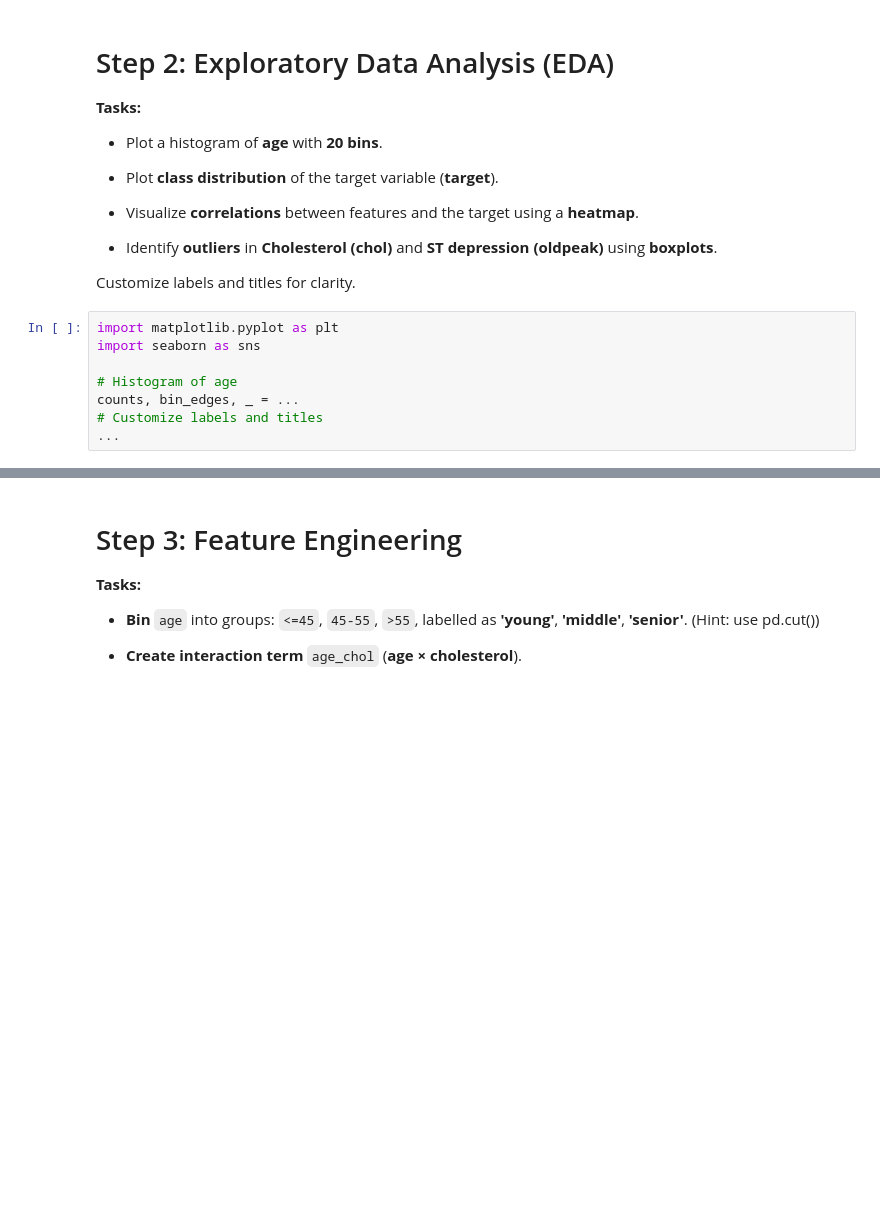
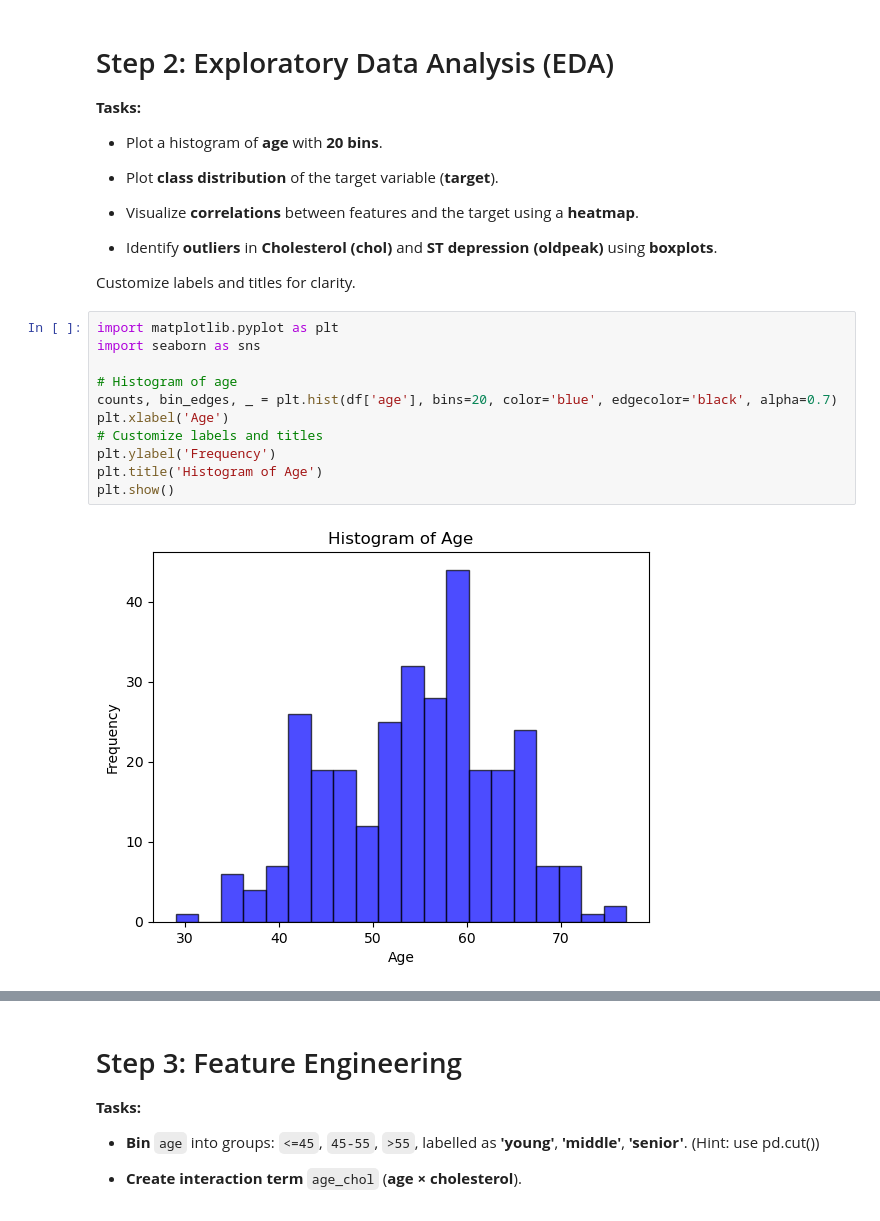
Before and after one commit to Rengark/CS3185_ML, a Jupyter notebook: Assignment_4/Assignment4_SVM.ipynb, the cells around one changed output, grey strips where cells are left out. Saved outputs shown, nothing was run; the diff lists cells and outputs as text; blank space fills up the shorter version.

```diff
--- a/Assignment_4/Assignment4_SVM.ipynb
+++ b/Assignment_4/Assignment4_SVM.ipynb
@@ -124,10 +124,15 @@ Customize labels and titles for clarity.
 # %%
 import matplotlib.pyplot as plt
 import seaborn as sns
 
 # Histogram of age
-counts, bin_edges, _ = ...
+counts, bin_edges, _ = plt.hist(df['age'], bins=20, color='blue', edgecolor='black', alpha=0.7)
+plt.xlabel('Age')
 # Customize labels and titles
-...
+plt.ylabel('Frequency')
+plt.title('Histogram of Age')
+plt.show()
+# %% [output]
+[figure, added]
 # %%
 # Class distribution (countplot)
```
Also changed, not shown: parts of 13 cells of this notebook, 1 other file.
